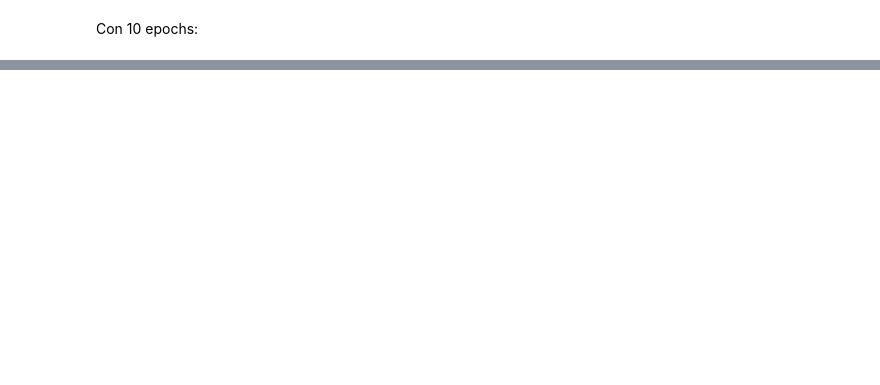
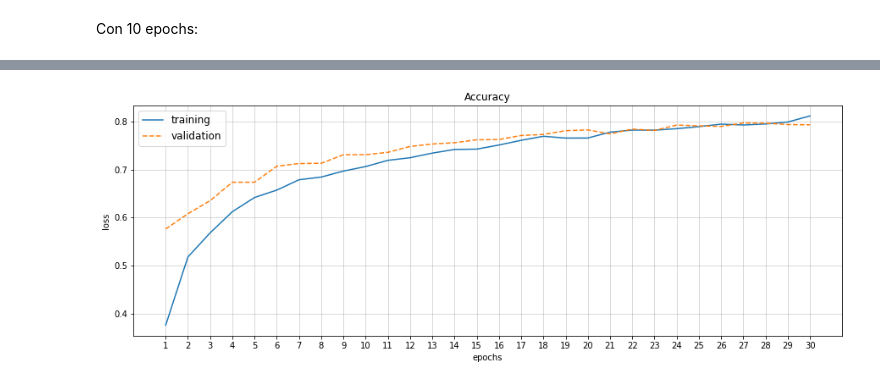
Before and after one commit to Cesarppz/Linux, a Jupyter notebook: ia/redes/natural_language/reuters_clasification.ipynb, the cells around one changed output, grey strips where cells are left out. Saved outputs shown, nothing was run; the diff lists cells and outputs as text; code cells hidden in the pictures; blank space fills up the shorter version.

```diff
--- a/ia/redes/natural_language/reuters_clasification.ipynb
+++ b/ia/redes/natural_language/reuters_clasification.ipynb
@@ -165,0 +223,13 @@ model.evaluate(X_test,y_test)
+# %%
+plt.figure(figsize=(15,5))
+plt.plot(range(1,len(history_dict['loss'])+1),history_dict['accuracy'], label='training')
+plt.plot(range(1,len(history_dict['loss'])+1),history_dict['val_accuracy'],'--', label='validation')
+plt.legend( fontsize='large')
+plt.xlabel('epochs')
+plt.ylabel('loss')
+plt.title('Accuracy')
+plt.xticks(range(1,len(history_dict['loss'])+1))
+plt.grid(alpha=0.6)
+plt.show()
+# %% [output]
+[figure, added]
```
Also changed, not shown: parts of 17 cells of this notebook, 6 other files.
